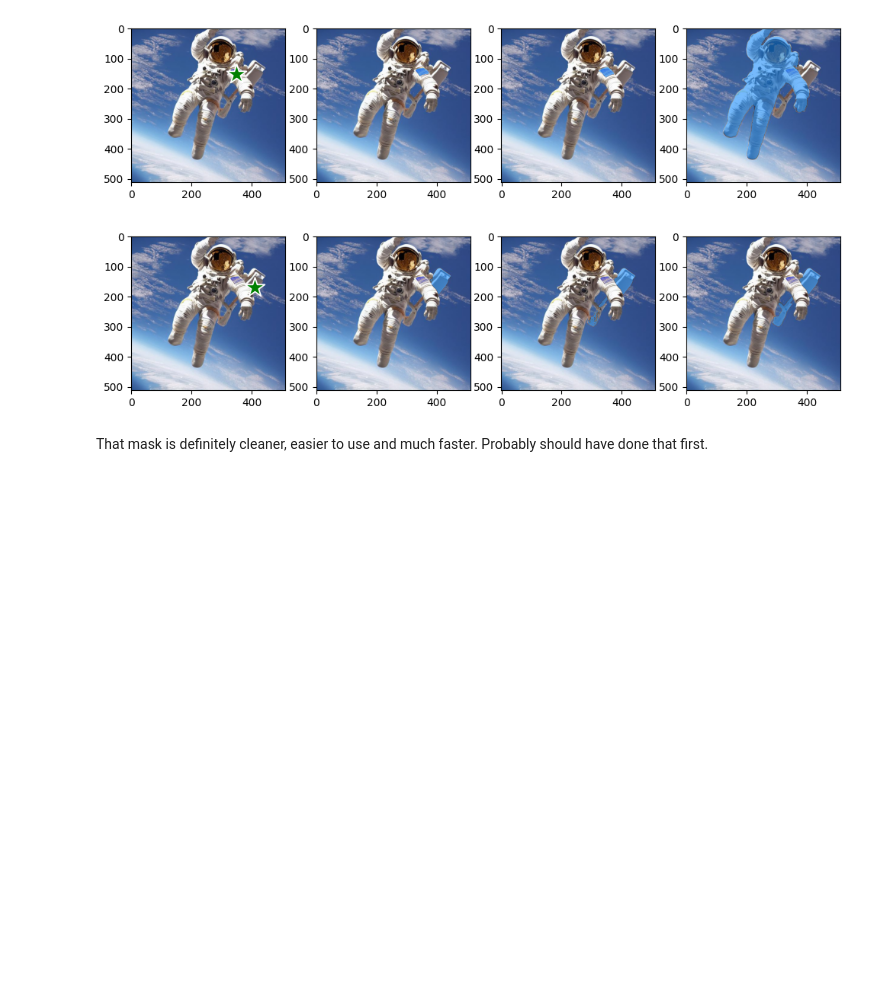
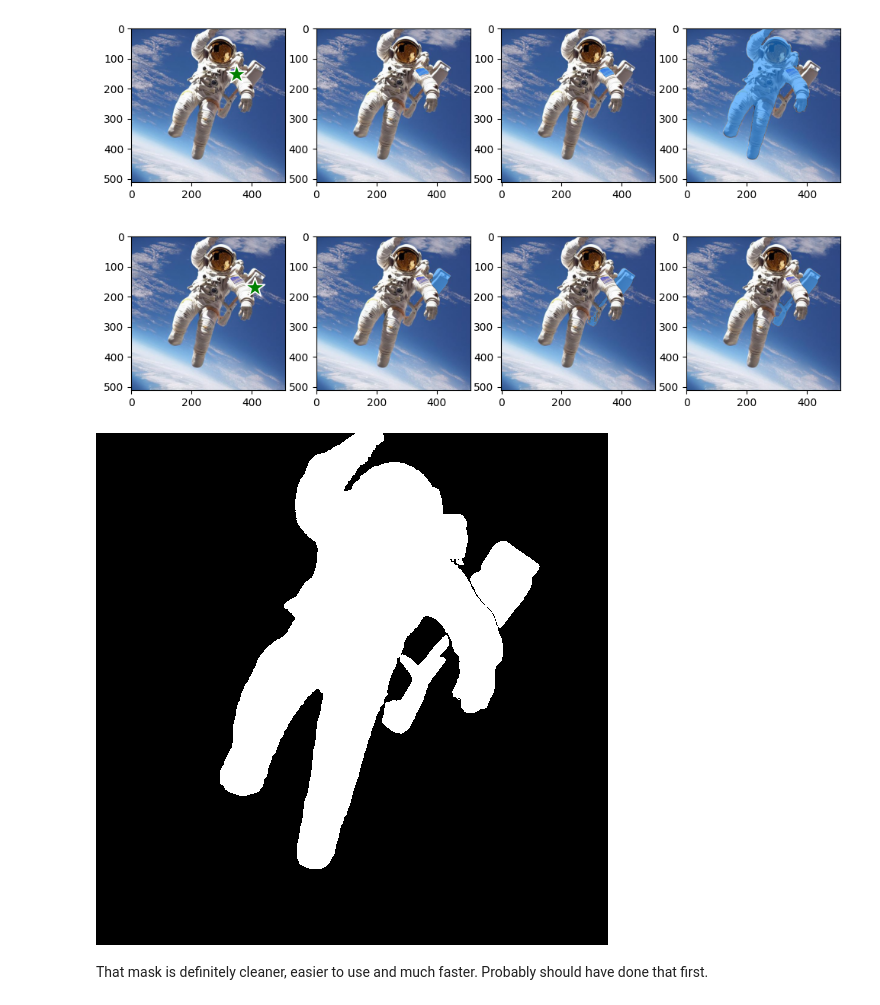
Before and after one commit to superolly/dragon_diffusion, a Jupyter notebook: nbs/01_masks.ipynb, the cells around one changed output. Cells and saved outputs as stored; diff of their text form; code cells hidden in the pictures; blank space fills up the shorter version.

```diff
--- a/nbs/01_masks.ipynb
+++ b/nbs/01_masks.ipynb
@@ -413,10 +413,17 @@ def get_sam_mask(image, predictor, input_point: List[List[int]], plot=False):
             show_mask(masks[i-1], ax[i])
     return masks
 # %%
-masks = get_sam_mask(image, predictor, [[350,150]], plot=True)
+masks_1 = get_sam_mask(image, predictor, [[350,150]], plot=True)
 # %% [output]
 [figure]
 # %%
-masks = get_sam_mask(image, predictor, [[410,170],[180,250]], plot=True)
+masks_2 = get_sam_mask(image, predictor, [[410,170],[180,250]], plot=True)
 # %% [output]
 [figure]
+# %%
+m = masks_1[-1] + masks_2[-1]
+# %%
+m_im = return_mask_img(m)
+m_im
+# %% [output]
+[figure, added]
```
Also changed, not shown: parts of 1 cell of this notebook, 3 other files.
